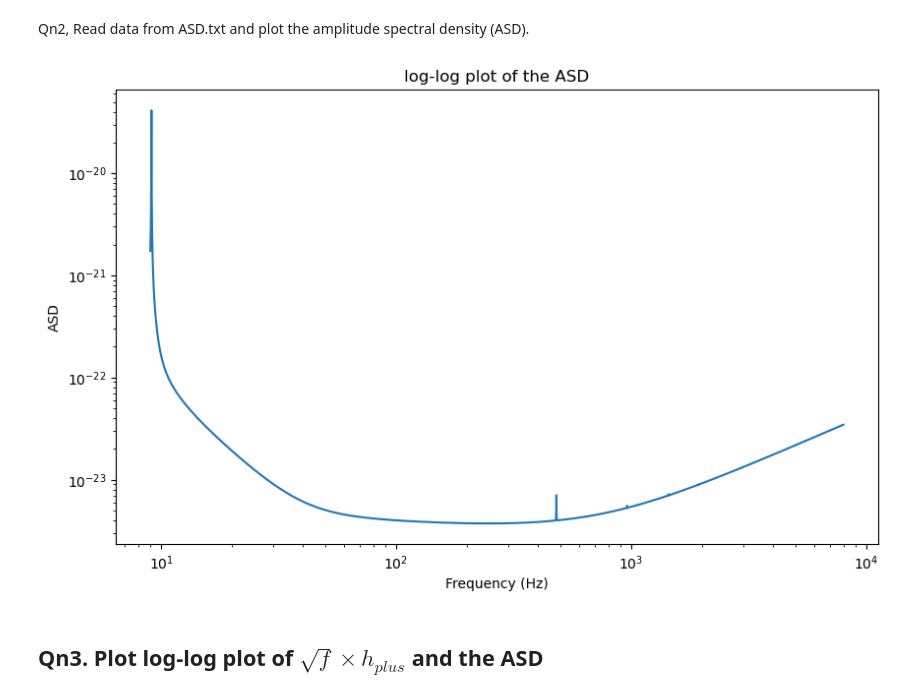
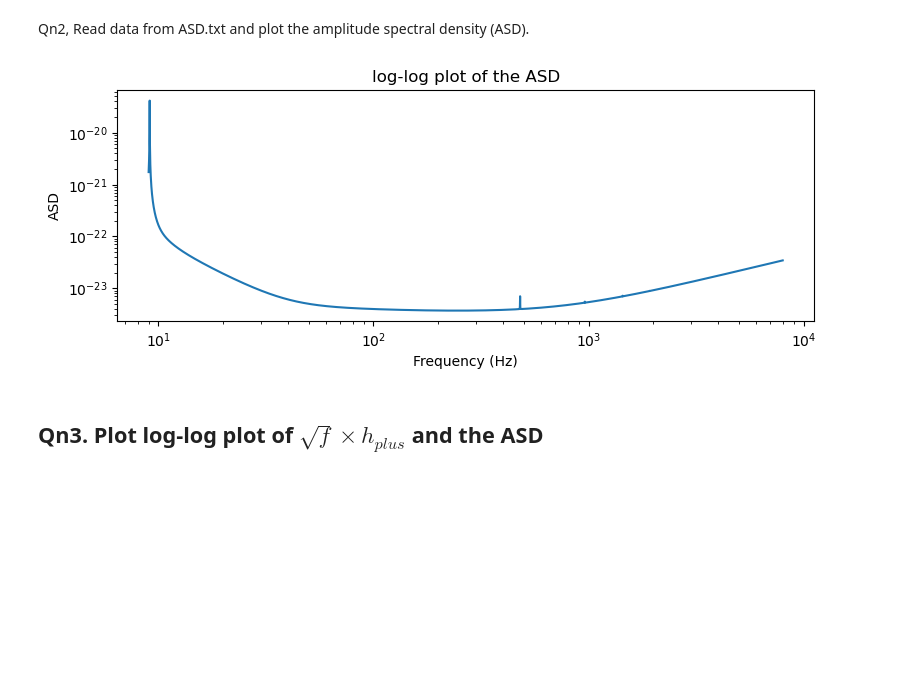
Before and after one commit to ZhongXinyu/Gravitational-Waves-Detection, a Jupyter notebook: part1.ipynb, the cells around one changed output. Drawn from its saved outputs; the diff is of its cells as text; code cells hidden in the pictures; blank space fills up the shorter version.

```diff
--- a/part1.ipynb
+++ b/part1.ipynb
@@ -80,20 +64,18 @@ frequency = data[:,0]
 asd = data[:,1]
 psd = asd**2
 # %%
-# plot the ASD in a log-log plot
-
 # set the size of the figure
-plt.figure(figsize=(10, 6))
+plt.figure(figsize=(9,3))
 plt.plot(frequency, asd)
 plt.xscale('log')
 plt.yscale('log')
 plt.xlabel('Frequency (Hz)')
 plt.ylabel('ASD')
 plt.title('log-log plot of the ASD')
 # plt.savefig('figures/ASD.png')
 plt.show()
 # %% [output]
-[figure, old version]
+[figure, new version]
 # %% [markdown]
 ## Qn3. Plot log-log plot of $\sqrt{f} \times h_{plus}$ and the ASD
 # %%
```
Also changed, not shown: parts of 8 cells of this notebook.
